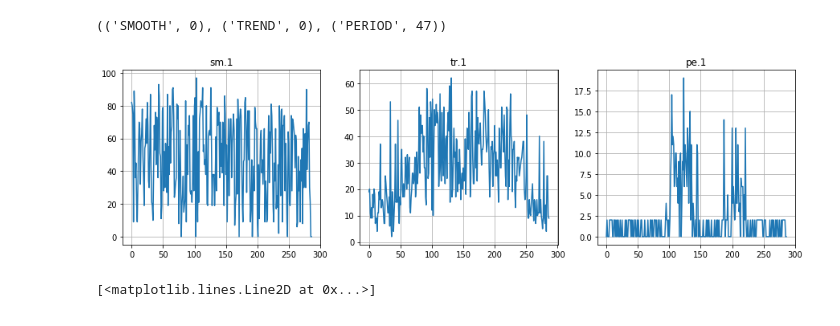
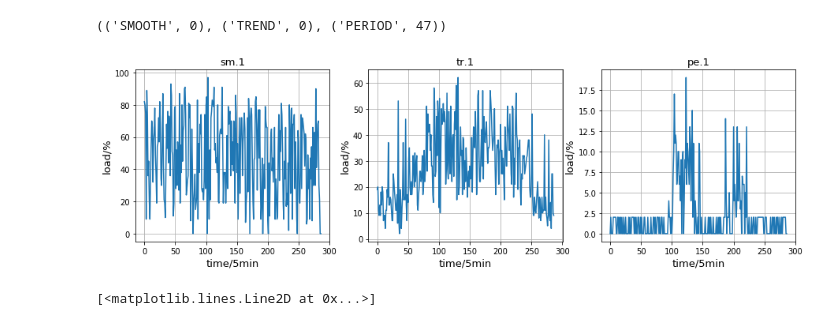
Before and after one commit to wzt3309/container-sim, a Jupyter notebook: predict/construct_interval.ipynb, the cells around one changed output. Drawn from its saved outputs; the diff is of its cells as text; code cells hidden in the pictures.

```diff
--- a/predict/construct_interval.ipynb
+++ b/predict/construct_interval.ipynb
@@ -94,20 +94,26 @@ workload_aware(smooth_ts), workload_aware(trend_ts), workload_aware(period_ts)
 # %%
 plt.figure(figsize=(15,4))
 plt.subplot(131)
-plt.title('sm.1')
+plt.title('sm.1',fontsize=13)
 plt.plot(smooth_ts)
 plt.grid()
+plt.ylabel('load/%',fontsize=13)
+plt.xlabel('time/5min',fontsize=13)
 plt.subplot(132)
-plt.title('tr.1')
+plt.title('tr.1',fontsize=13)
 plt.plot(trend_ts)
 plt.grid()
+plt.ylabel('load/%',fontsize=13)
+plt.xlabel('time/5min',fontsize=13)
 plt.subplot(133)
-plt.title('pe.1')
+plt.title('pe.1',fontsize=13)
 plt.plot(period_ts)
 plt.grid()
+plt.ylabel('load/%',fontsize=13)
+plt.xlabel('time/5min',fontsize=13)
 plt.savefig('./fig/3-8_data_of_sm_tr_pe', dpi=600)
 # %% [output]
-[figure, old version]
+[figure, new version]
 # %%
 def ic_for_smooth(ts):
     """为平稳型负载构造区间
```
Also changed, not shown: 30 other files.
